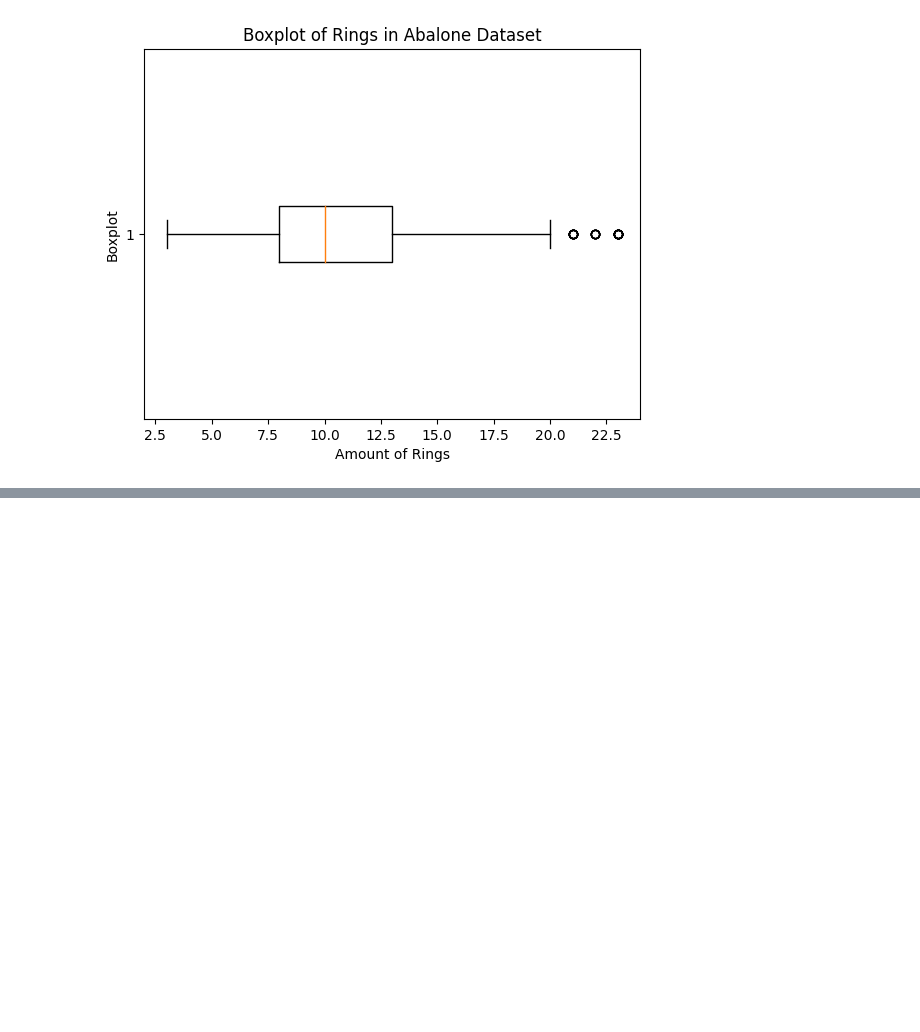
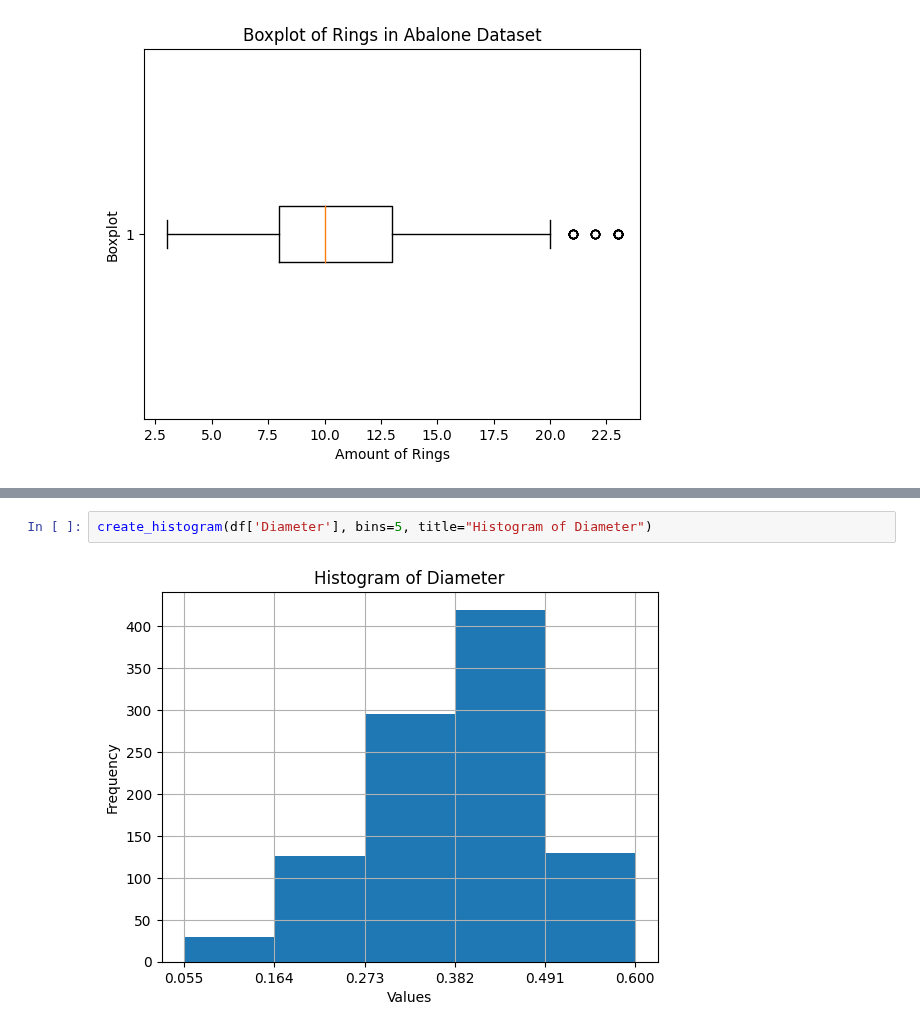
Before and after one commit to mantofer02/DataScienceBootcamp, a Jupyter notebook: FUNDATEC/MachineLearning/Tareas/tarea_programada.ipynb, the cells around one changed output, grey strips where cells are left out. Cells and saved outputs as stored; diff of their text form; blank space fills up the shorter version.

```diff
--- a/FUNDATEC/MachineLearning/Tareas/tarea_programada.ipynb
+++ b/FUNDATEC/MachineLearning/Tareas/tarea_programada.ipynb
@@ -310,0 +375,4 @@ plt.show()
+# %%
+create_histogram(df['Diameter'], bins=5, title="Histogram of Diameter")
+# %% [output]
+[figure, added]
```
Also changed, not shown: parts of 16 cells of this notebook.
